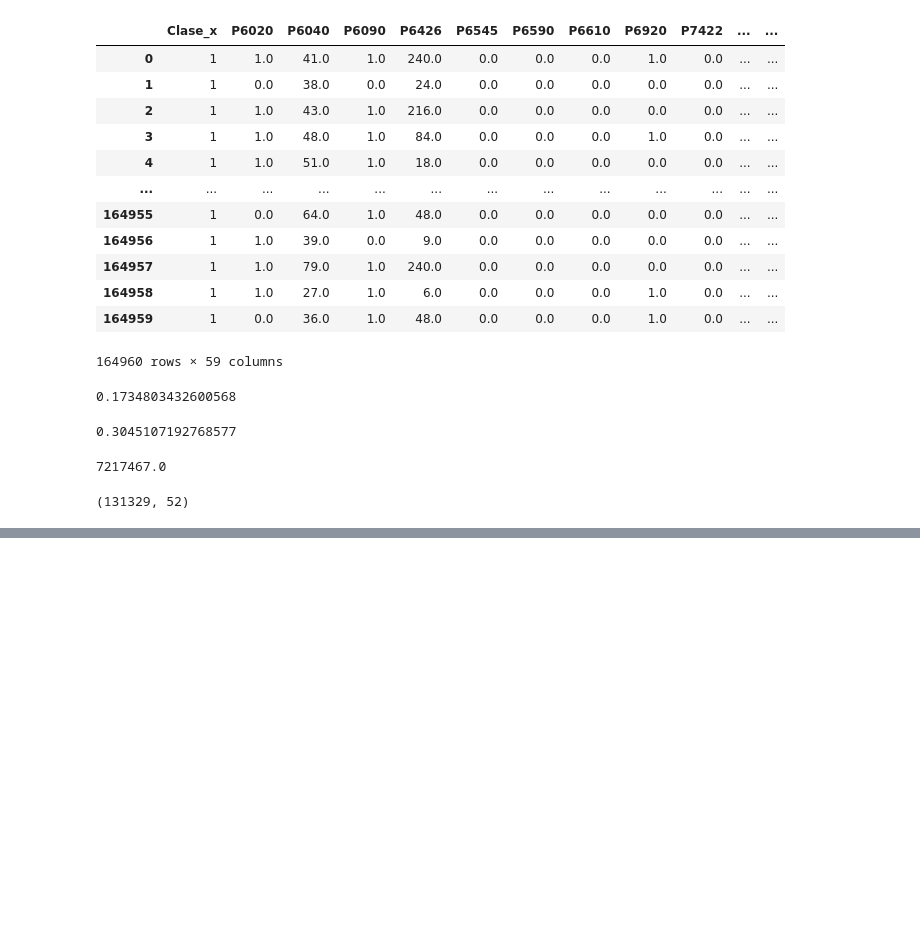
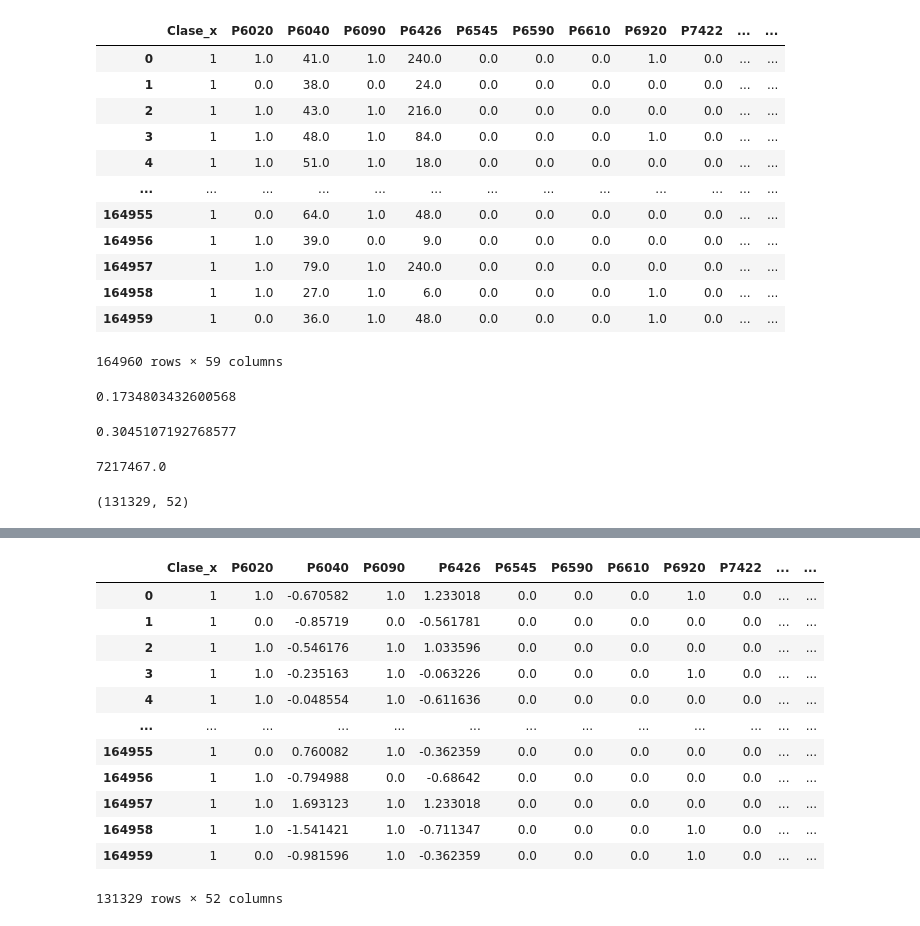
Before and after one commit to sdpinilla18/PS2_BD-ML, a Jupyter notebook: code_PS2_v2 - copia (2).ipynb, the cells around one changed output, grey strips where cells are left out. Saved outputs shown, nothing was run; the diff lists cells and outputs as text; code cells hidden in the pictures; blank space fills up the shorter version.

```diff
--- a/code_PS2_v2 - copia (2).ipynb
+++ b/code_PS2_v2 - copia (2).ipynb
@@ -574,17 +574,19 @@ sc.stats.mstats.winsorize(y_train2["Ingtotugarr"], limits=[0,0.05], inplace=True
 
 y_train2["Ingtotugarrest"]=(y_train2["Ingtotugarr"] - y_train2["Ingtotugarr"].mean()) / y_train2["Ingtotugarr"].std()
 
+cont=["P6040", "P6426", "P5100", "arriendo", "horastotal"]
+
 
 for x in X_train2:
-    if X_train2[x].nunique()>2:
+    if x in cont:
         X_train2[x]=(X_train2[x] - X_train2[x].mean()) / X_train2[x].std()
 
 for x in X_ttest:
-    if X_ttest[x].nunique()>2:
+    if x in cont:
         X_ttest[x]=( X_ttest[x] - X_ttest[x].mean() ) / X_ttest[x].std()
 
 for x in X_testcol:
-    if X_testcol[x].nunique()>2:
+    if x in cont:
         X_testcol[x]=( X_testcol[x] - X_testcol[x].mean() ) / X_testcol[x].std()
 # %%
 ###########Resampling X_train y_train ###################
@@ -745,3 +795,20 @@ for i in liss:
+# %%
+## Aditional Models
+X_train2
+# %% [output]
+|  | Clase_x | P6020 | P6040 | P6090 | P6426 | P6545 | P6590 | P6610 | P6920 | P7422 | ... | ... |
+| 0 | 1 | 1.0 | -0.670582 | 1.0 | 1.233018 | 0.0 | 0.0 | 0.0 | 1.0 | 0.0 | ... | ... |
+| 1 | 1 | 0.0 | -0.85719 | 0.0 | -0.561781 | 0.0 | 0.0 | 0.0 | 0.0 | 0.0 | ... | ... |
+| 2 | 1 | 1.0 | -0.546176 | 1.0 | 1.033596 | 0.0 | 0.0 | 0.0 | 0.0 | 0.0 | ... | ... |
+| 3 | 1 | 1.0 | -0.235163 | 1.0 | -0.063226 | 0.0 | 0.0 | 0.0 | 1.0 | 0.0 | ... | ... |
+| 4 | 1 | 1.0 | -0.048554 | 1.0 | -0.611636 | 0.0 | 0.0 | 0.0 | 0.0 | 0.0 | ... | ... |
+| ... | ... | ... | ... | ... | ... | ... | ... | ... | ... | ... | ... | ... |
+| 164955 | 1 | 0.0 | 0.760082 | 1.0 | -0.362359 | 0.0 | 0.0 | 0.0 | 0.0 | 0.0 | ... | ... |
+| 164956 | 1 | 1.0 | -0.794988 | 0.0 | -0.68642 | 0.0 | 0.0 | 0.0 | 0.0 | 0.0 | ... | ... |
+| 164957 | 1 | 1.0 | 1.693123 | 1.0 | 1.233018 | 0.0 | 0.0 | 0.0 | 0.0 | 0.0 | ... | ... |
+| 164958 | 1 | 1.0 | -1.541421 | 1.0 | -0.711347 | 0.0 | 0.0 | 0.0 | 1.0 | 0.0 | ... | ... |
+| 164959 | 1 | 0.0 | -0.981596 | 1.0 | -0.362359 | 0.0 | 0.0 | 0.0 | 1.0 | 0.0 | ... | ... |
+131329 rows × 52 columns
 # %%
 ###############Best model ################
 ############
```
Also changed, not shown: parts of 21 cells of this notebook.
